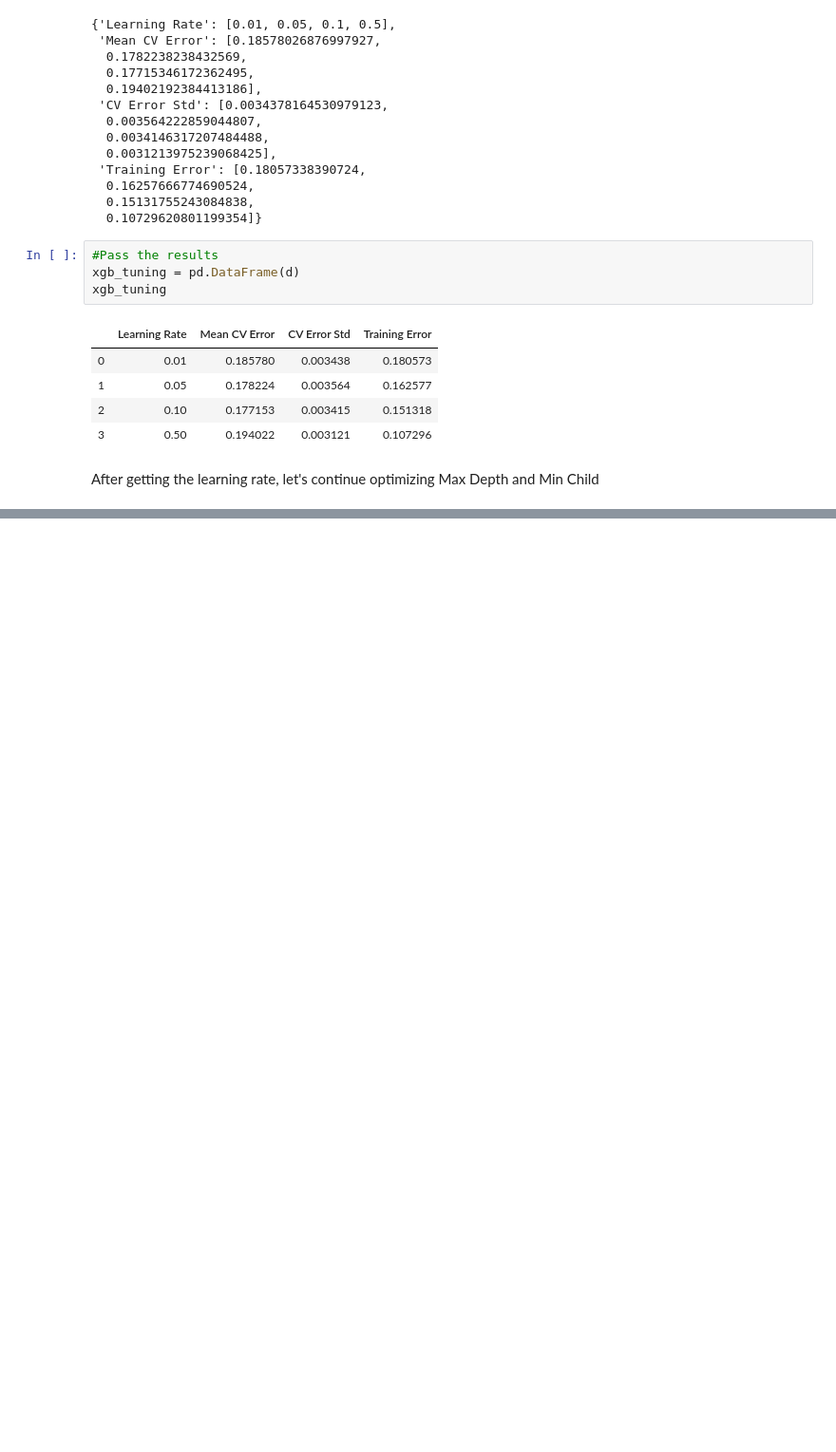
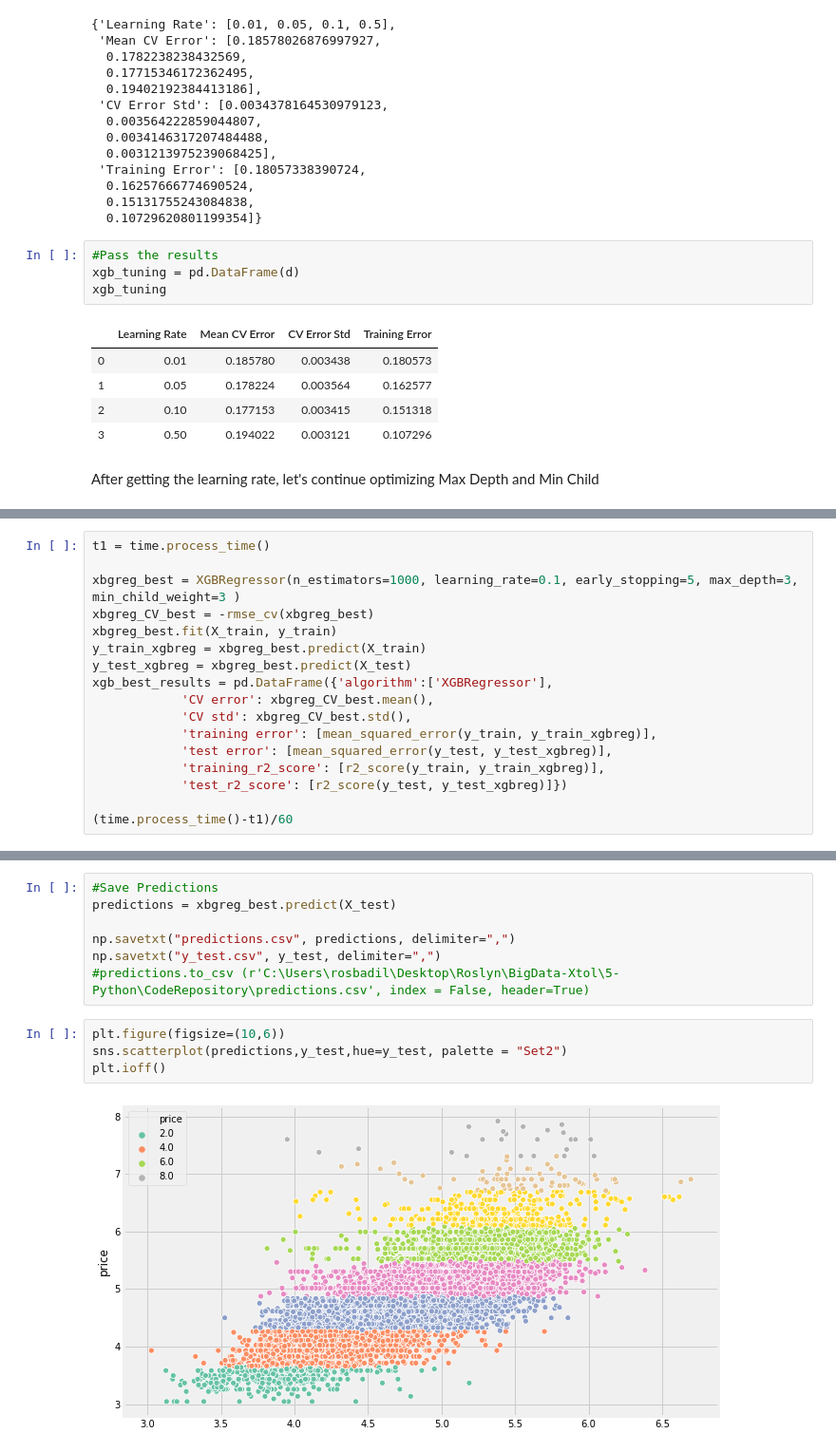
Before and after one commit to roslynbs/DataSciencewithPython, a Jupyter notebook: capstone_RoslynBadilla.ipynb, the cells around one changed output, grey strips where cells are left out. Shown at 95% size. Cells and saved outputs as stored; diff of their text form; blank space fills up the shorter version.

```diff
--- a/capstone_RoslynBadilla.ipynb
+++ b/capstone_RoslynBadilla.ipynb
@@ -789,0 +841,17 @@ for md in params2['max_depth']:
+# %%
+t1 = time.process_time()
+
+xbgreg_best = XGBRegressor(n_estimators=1000, learning_rate=0.1, early_stopping=5, max_depth=3, min_child_weight=3 )
+xbgreg_CV_best = -rmse_cv(xbgreg_best)
+xbgreg_best.fit(X_train, y_train)
+y_train_xgbreg = xbgreg_best.predict(X_train)
+y_test_xgbreg = xbgreg_best.predict(X_test)
+xgb_best_results = pd.DataFrame({'algorithm':['XGBRegressor'],
+            'CV error': xbgreg_CV_best.mean(),
+            'CV std': xbgreg_CV_best.std(),
+            'training error': [mean_squared_error(y_train, y_train_xgbreg)],
+            'test error': [mean_squared_error(y_test, y_test_xgbreg)],
+            'training_r2_score': [r2_score(y_train, y_train_xgbreg)],
+            'test_r2_score': [r2_score(y_test, y_test_xgbreg)]})
+
+(time.process_time()-t1)/60
@@ -789,0 +901,13 @@ for md in params2['max_depth']:
+# %%
+#Save Predictions
+predictions = xbgreg_best.predict(X_test)
+
+np.savetxt("predictions.csv", predictions, delimiter=",")
+np.savetxt("y_test.csv", y_test, delimiter=",")
+#predictions.to_csv (r'C:\Users\rosbadil\Desktop\Roslyn\BigData-Xtol\5-Python\CodeRepository\predictions.csv', index = False, header=True)
+# %%
+plt.figure(figsize=(10,6))
+sns.scatterplot(predictions,y_test,hue=y_test, palette = "Set2")
+plt.ioff()
+# %% [output]
+[figure, added]
```
Also changed, not shown: parts of 13 cells of this notebook.
